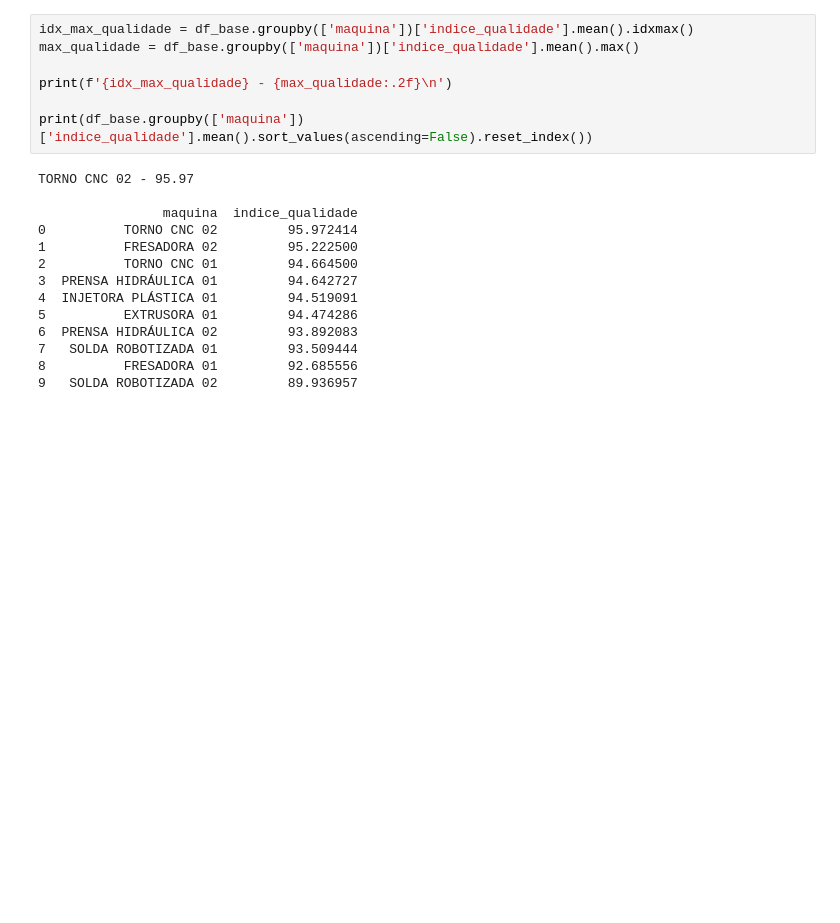
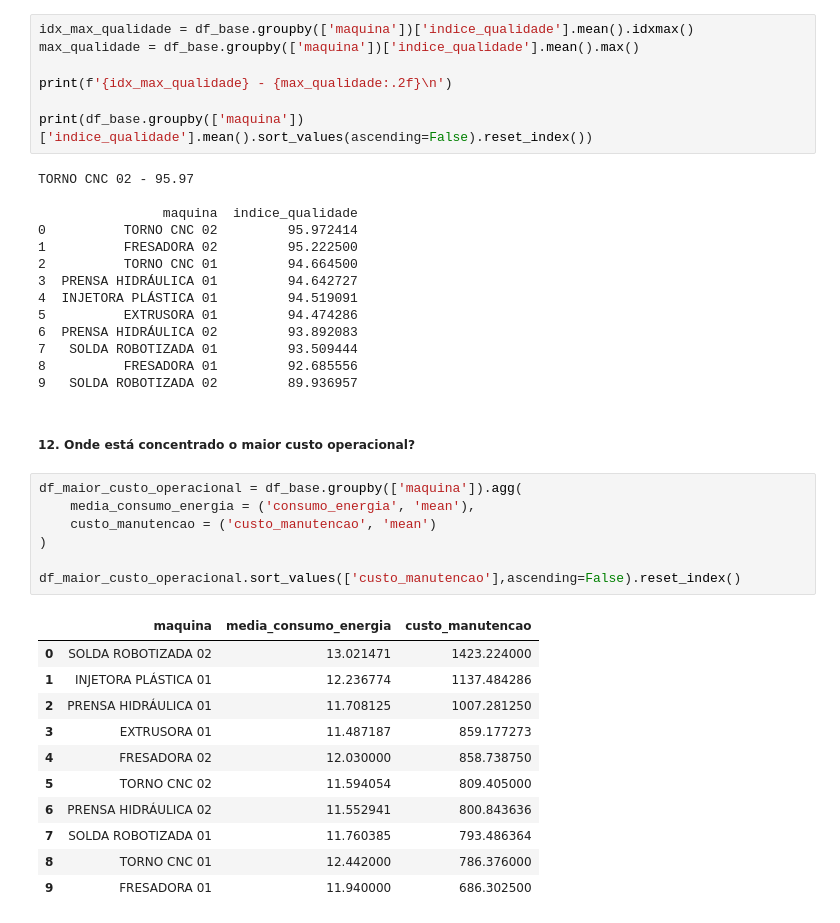
Before and after one commit to cirobezerradev/projeto-tecfor-industrial, a Jupyter notebook: Análise_de_Dados_Industriais.ipynb, the cells around one changed output. Drawn from its saved outputs; the diff is of its cells as text; blank space fills up the shorter version.

```diff
--- a/Análise_de_Dados_Industriais.ipynb
+++ b/Análise_de_Dados_Industriais.ipynb
@@ -660,3 +660,24 @@ TORNO CNC 02 - 95.97
 7   SOLDA ROBOTIZADA 01         93.509444
 8          FRESADORA 01         92.685556
 9   SOLDA ROBOTIZADA 02         89.936957
+# %% [markdown]
+##### 12. Onde está concentrado o maior custo operacional?
+# %%
+df_maior_custo_operacional = df_base.groupby(['maquina']).agg(
+    media_consumo_energia = ('consumo_energia', 'mean'),
+    custo_manutencao = ('custo_manutencao', 'mean')
+)
+
+df_maior_custo_operacional.sort_values(['custo_manutencao'],ascending=False).reset_index()
+# %% [output]
+|  | maquina | media_consumo_energia | custo_manutencao |
+| 0 | SOLDA ROBOTIZADA 02 | 13.021471 | 1423.224000 |
+| 1 | INJETORA PLÁSTICA 01 | 12.236774 | 1137.484286 |
+| 2 | PRENSA HIDRÁULICA 01 | 11.708125 | 1007.281250 |
+| 3 | EXTRUSORA 01 | 11.487187 | 859.177273 |
+| 4 | FRESADORA 02 | 12.030000 | 858.738750 |
+| 5 | TORNO CNC 02 | 11.594054 | 809.405000 |
+| 6 | PRENSA HIDRÁULICA 02 | 11.552941 | 800.843636 |
+| 7 | SOLDA ROBOTIZADA 01 | 11.760385 | 793.486364 |
+| 8 | TORNO CNC 01 | 12.442000 | 786.376000 |
+| 9 | FRESADORA 01 | 11.940000 | 686.302500 |
```
